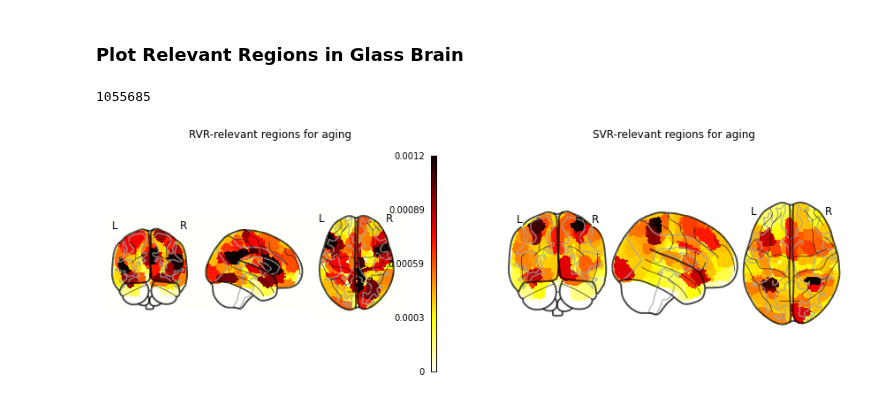
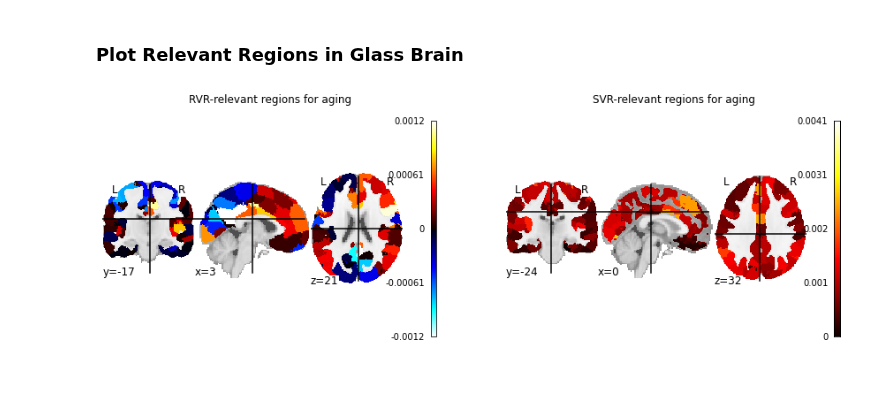
Before and after one commit to elenadoe/Brain_Age_PET_MRI, a Jupyter notebook: src/2_cv_test.ipynb, the cells around one changed output. Saved outputs shown, nothing was run; the diff lists cells and outputs as text; code cells hidden in the pictures.

Commit message:
added permutation imp fix, changed plotting to stat_map to display negative values also

```diff
--- a/src/2_cv_test.ipynb
+++ b/src/2_cv_test.ipynb
@@ -69,7 +69,7 @@ MAE:  5.52
 # permutation importance
 import matplotlib.pyplot as plt
 rvr.fit(X,y)
-rvr_feature_importance = permutation_importance(model_results[0],X,y, scoring="r2")
+rvr_feature_importance = permutation_importance(model_results[0]['rvr'],X,y, scoring="r2")
 svm = SVR().fit(X,y)
 svr_feature_importance = permutation_importance(svm,X,y, scoring="r2")
 fig,ax = plt.subplots(1,2, figsize = (15,5))
@@ -110,9 +110,6 @@ from nilearn import image
 schaefer = fetch_atlas_schaefer_2018(n_rois = 200, yeo_networks = 17)
 atlas = image.load_img(schaefer.maps)
 atlas_matrix = image.get_data(atlas)
-print(np.count_nonzero(atlas_matrix))
-# %% [output]
-1055685
 # %%
 # create statistical map where each voxel value coresponds to permutation importance
 rvr_imp = rvr_feature_importance.importances_mean
@@ -136,11 +133,10 @@ for x in range(201):
 atlas_svr = image.new_img_like(atlas, atlas_matrix_stat_svr)
 # %%
 fix, ax = plt.subplots(1,2, figsize=(15,5))
-plotting.plot_glass_brain(atlas_rvr, axes = ax[0], colorbar = True, threshold = None,
-                         black_bg = False, vmin = -0.002)
+plotting.plot_stat_map(atlas_rvr, axes = ax[0])
 ax[0].set_title("RVR-relevant regions for aging")
-plotting.plot_glass_brain(atlas_svr, axes = ax[1])
+plotting.plot_stat_map(atlas_svr, axes = ax[1])
 ax[1].set_title("SVR-relevant regions for aging")
 plt.show()
 # %% [output]
-[figure, old version]
+[figure, new version]
```
Also changed, not shown: parts of 1 cell of this notebook.
